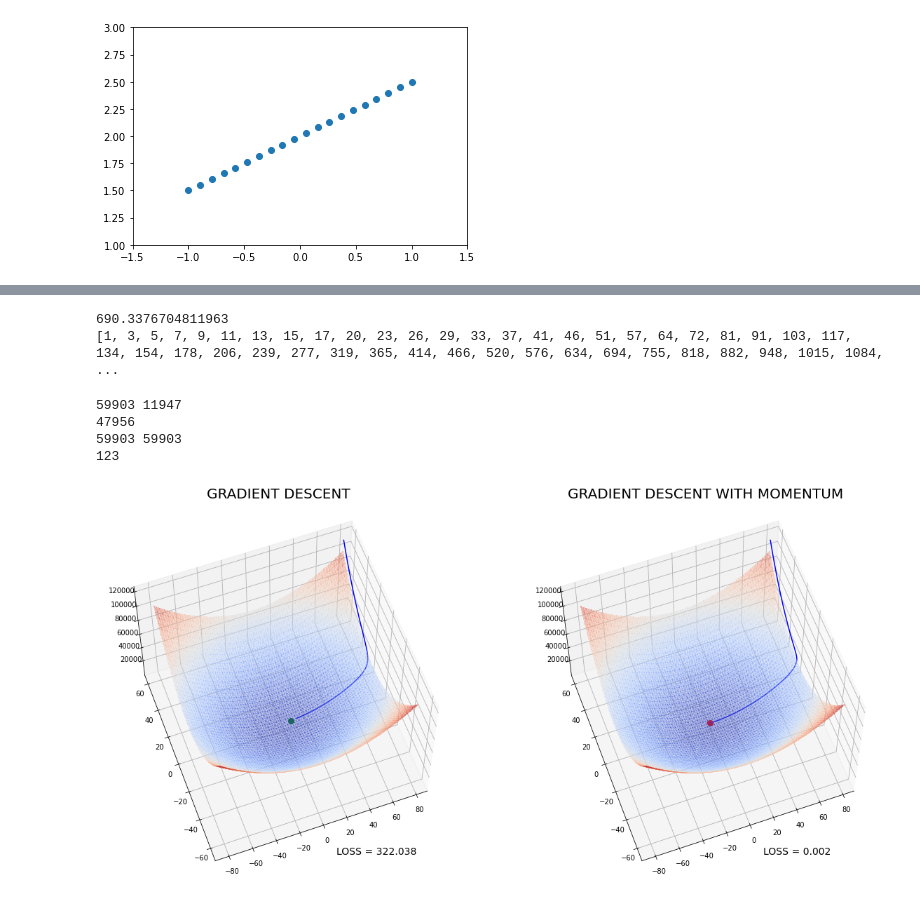
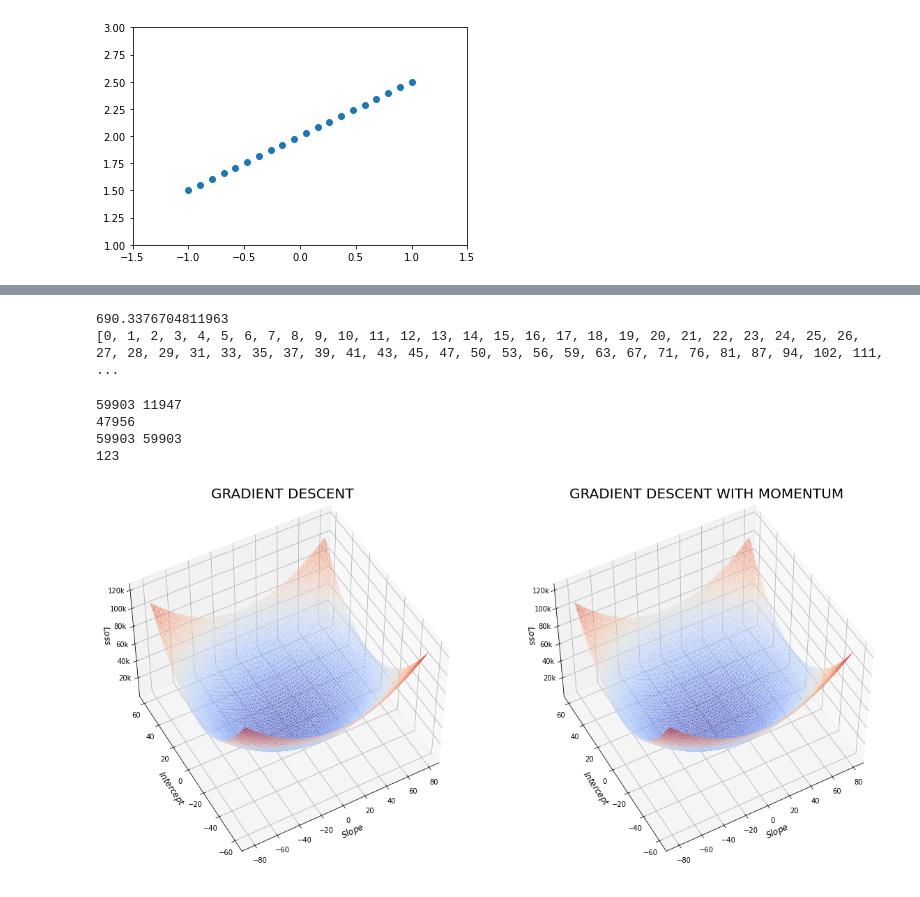
Before and after one commit to AikawaKai/DataScienceAnimations, a Jupyter notebook: MOMENTUM/momentumRegression.ipynb, the cells around one changed output, grey strips where cells are left out. Cells and saved outputs as stored; diff of their text form; code cells hidden in the pictures.

```diff
--- a/MOMENTUM/momentumRegression.ipynb
+++ b/MOMENTUM/momentumRegression.ipynb
@@ -84,15 +93,15 @@ norm_ = [norm(w1_s[i], w2_s[i], loss_s[i]) for i in range(len(loss_s))]
 prev_val = norm_[29]
 first_diff = norm_[28] - prev_val
 print(first_diff)
-indexes = []
+indexes = [i for i in range(30)]
 for i, v in enumerate(norm_[30:]):
     if (prev_val - v) >= first_diff:
-        indexes.append(i)
+        indexes.append(i+30)
         prev_val = v
 print(indexes)
 # %% [output]
 690.3376704811963
-[1, 3, 5, 7, 9, 11, 13, 15, 17, 20, 23, 26, 29, 33, 37, 41, 46, 51, 57, 64, 72, 81, 91, 103, 117, 134, 154, 178, 206, 239, 277, 319, 365, 414, 466, 520, 576, 634, 694, 755, 818, 882, 948, 1015, 1084,  ...
+[0, 1, 2, 3, 4, 5, 6, 7, 8, 9, 10, 11, 12, 13, 14, 15, 16, 17, 18, 19, 20, 21, 22, 23, 24, 25, 26, 27, 28, 29, 31, 33, 35, 37, 39, 41, 43, 45, 47, 50, 53, 56, 59, 63, 67, 71, 76, 81, 87, 94, 102, 111, ...
 # %%
 print(len(loss_s), len(loss_s_mom))
 difference = len(loss_s) - len(loss_s_mom)
@@ -139,27 +147,36 @@ def update_plot_3d(i, lines):
     scat1_.set_data_3d([w1_s[i]], [w2_s[i]], [loss_s[i]])
     scat2_.set_data_3d([w1_s_mom[i]], [w2_s_mom[i]], [loss_s_mom[i]])
     return (l1_, l2_),
+# %%
+@ticker.FuncFormatter
+def major_formatter(x, pos):
+    return "{}k".format(int(x//1000))
 # %%
 fig = plt.figure(figsize=(20, 10))
 ax = fig.add_subplot(1, 2, 1, projection='3d')
 surf = ax.plot_trisurf(xx_, yy_, zz_, cmap=cm.coolwarm,
                        linewidth=0, antialiased=False, alpha=0.3)
 l1 = ax.plot([], [], [], 'b', alpha=1)[0]
 scat1 = ax.plot([], [], [], "o", color='green', markersize=8)[0]
-ax.set_title("GRADIENT DESCENT\n", fontsize=20)
-time_text1 = ax.text(0, -90, 10, '', fontsize=14)
-ax.view_init(60, -110)
+ax.set_title("GRADIENT DESCENT", fontsize=20)
+time_text1 = ax.text(0, -110, 10, '', fontsize=14)
+ax.set_xlabel('$Slope$', fontsize=12)
+ax.set_ylabel('$Intercept$', fontsize=12)
+ax.set_zlabel('$Loss$', fontsize=12)
+ax.zaxis.set_major_formatter(major_formatter)
+ax.view_init(49, -119)
 
 ax = fig.add_subplot(1, 2, 2, projection='3d')
 surf = ax.plot_trisurf(xx_, yy_, zz_, cmap=cm.coolwarm,
                        linewidth=0, antialiased=False, alpha=0.3)
 l2 = ax.plot([], [], [], 'b', alpha=1)[0]
 scat2 = ax.plot([], [], [], "o", color='red', markersize=8)[0]
-ax.set_title("GRADIENT DESCENT WITH MOMENTUM\n", fontsize=20)
-time_text2 = ax.text(0, -90, 10, '', fontsize=14)
-ax.view_init(60, -110)
-grad_vs_gradmom = FuncAnimation(fig, update_plot_3d, len(loss_s), fargs=((l1, l2, scat1, scat2,
-                                                                          time_text1, time_text2),))
-grad_vs_gradmom.save('momentum.mp4', writer='ffmpeg', fps=30)
+ax.set_title("GRADIENT DESCENT WITH MOMENTUM", fontsize=20)
+time_text2 = ax.text(0, -110, 10, '', fontsize=14)
+ax.set_xlabel('$Slope$', fontsize=12)
+ax.set_ylabel('$Intercept$', fontsize=12)
+ax.set_zlabel('$Loss$', fontsize=12)
+ax.zaxis.set_major_formatter(major_formatter)
+ax.view_init(49, -119)
 # %% [output]
-[figure, old version]
+[figure, new version]
```
Also changed, not shown: parts of 6 cells of this notebook, 1 other file.
